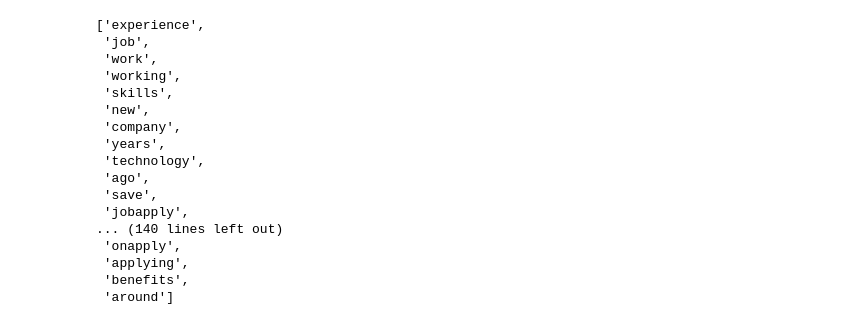
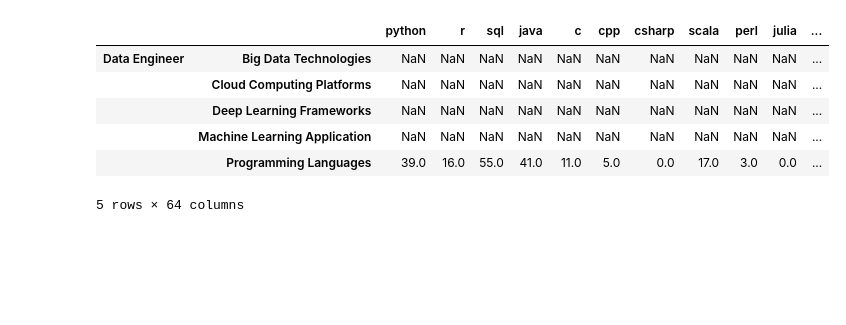
Before and after one commit to georgeliu1998/ideal_profiles, a Jupyter notebook: ideal_profiles_2.ipynb, the cells around one changed output. Saved outputs shown, nothing was run; the diff lists cells and outputs as text; code cells hidden in the pictures; blank space fills up the shorter version.

```diff
--- a/ideal_profiles_2.ipynb
+++ b/ideal_profiles_2.ipynb
@@ -60,23 +14,50 @@ plot_profile('data engineer', max_words=200, first_n_postings=120)
-# %%
-with open('stopwords.csv', 'r', newline='') as f:
-    reader = csv.reader(f)
-    stop_list = list(reader)[0]
-stop_list
-# %% [output]
-['experience',
- 'job',
- 'work',
- 'working',
- 'skills',
- 'new',
- 'company',
- 'years',
- 'technology',
- 'ago',
- 'save',
- 'jobapply',
-... (140 lines left out)
- 'onapply',
- 'applying',
- 'benefits',
- 'around']
+# %%
+# Initialize the dict to store all tokens for below titles
+tokens_dict = {}
+titles = ['Data Scientist', 'Machine Learning Engineer', 'Data Engineer']
+# Grab the tokens list and store them in the dict
+for title in titles:
+    tokens_dict[title] = plot_profile(title=title, first_n_postings=110, return_tokens=True)
+# %%
+# Make the dict of skills to investigate
+
+languages = ['Python', 'R', 'SQL', 'Java', 'C', 'Cpp', 'CSharp', 'Scala',
+             'Perl', 'Julia', 'Javascript', 'HTML', 'CSS']
+
+big_data = ['Hadoop', 'MapReduce', 'Hive', 'Pig', 'Cascading', 'Scalding', 'Cascalog', 'HBase', 'Sqoop',
+            'Mahout', 'Oozie', 'Flume', 'ZooKeeper', 'Spark', 'Storm', 'Shark', 'Impala', 'Elasticsearch',
+            'Kafka', 'Flink', 'Kinesis', 'Presto', 'Hume', 'Airflow', 'Azkabhan', 'Luigi']
+
+dl = ['TensorFlow', 'Keras', 'PyTorch', 'Theano', 'DeeplearningJ', 'Caffe', 'TFLearn', 'Torch',
+      'OpenCV', 'MXNet', 'Microsoft Cognitive Toolkit', 'Lasagne']
+
+cloud = ['AWS', 'Google Cloud Platform', 'GCP', 'Azure']
+
+ml = ['Natural Language Processing', 'NLP', 'Computer Vision', 'Voice Recognition',
+      'Recommendation Engine', 'Recommender', 'Chatbot', 'Fraud Detection', 'Sentiment Analysis']
+
+dict_to_check = {'Programming Languages': languages,
+                 'Big Data Technologies': big_data,
+                 'Deep Learning Frameworks': dl,
+                 'Cloud Computing Platforms': cloud,
+                 'Machine Learning Application': ml}
+# %%
+# Check the frequency and store in dict
+freq_dict = {}
+for title in tokens_dict.keys():
+    freq_dict[title] = check_freq(dict_to_check=dict_to_check, tokens=tokens_dict[title])
+# %%
+# Convert the dict to a pandas df
+df = pd.DataFrame.from_dict({(i,j): freq_dict[i][j]
+                             for i in freq_dict.keys()
+                             for j in freq_dict[i].keys()},
+                            orient='index')
+df.head()
+# %% [output]
+|  |  | python | r | sql | java | c | cpp | csharp | scala | perl | julia | ... |
+| Data Engineer | Big Data Technologies | NaN | NaN | NaN | NaN | NaN | NaN | NaN | NaN | NaN | NaN | ... |
+|  | Cloud Computing Platforms | NaN | NaN | NaN | NaN | NaN | NaN | NaN | NaN | NaN | NaN | ... |
+|  | Deep Learning Frameworks | NaN | NaN | NaN | NaN | NaN | NaN | NaN | NaN | NaN | NaN | ... |
+|  | Machine Learning Application | NaN | NaN | NaN | NaN | NaN | NaN | NaN | NaN | NaN | NaN | ... |
+|  | Programming Languages | 39.0 | 16.0 | 55.0 | 41.0 | 11.0 | 5.0 | 0.0 | 17.0 | 3.0 | 0.0 | ... |
+5 rows × 64 columns
```
Also changed, not shown: parts of 18 cells of this notebook.
